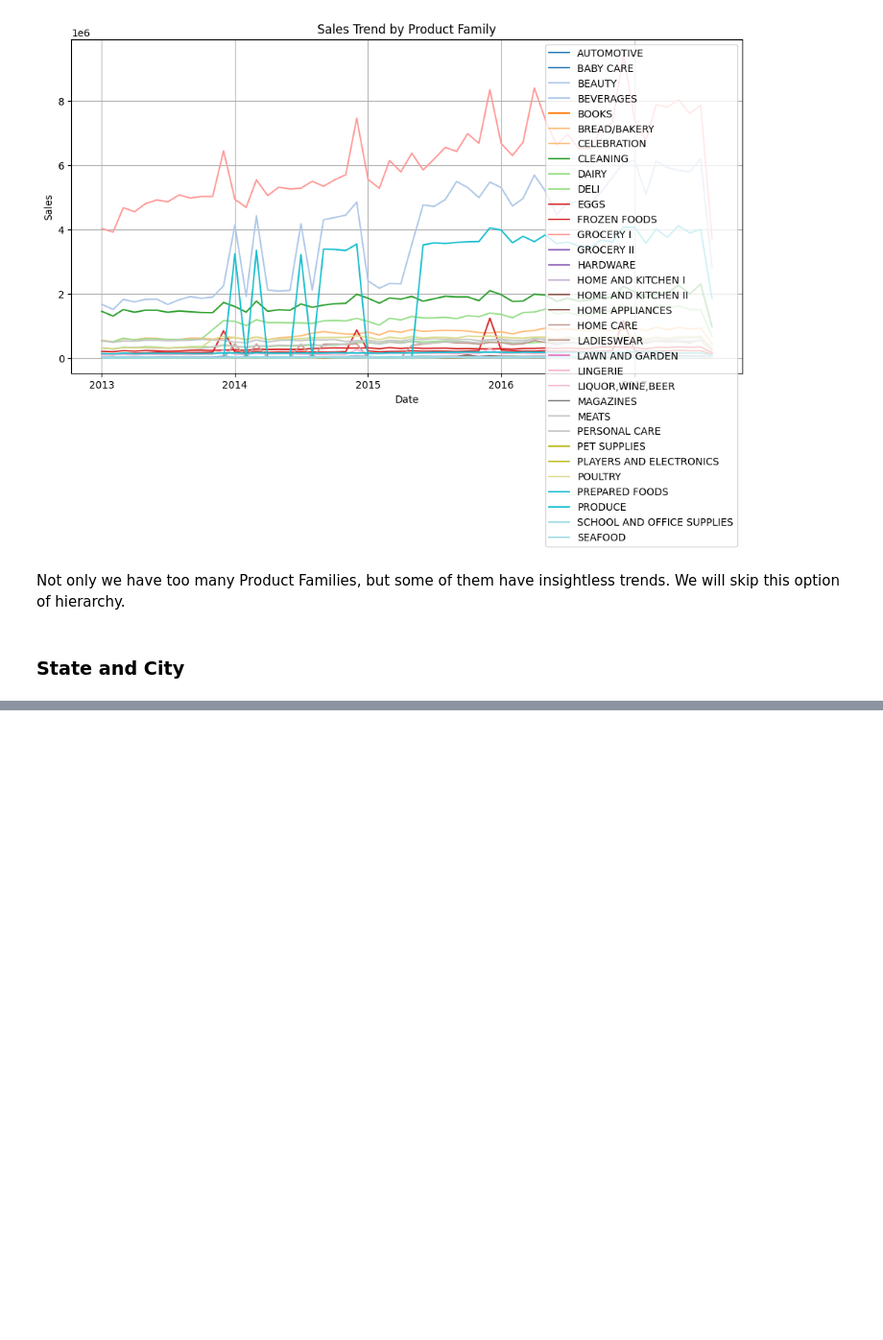
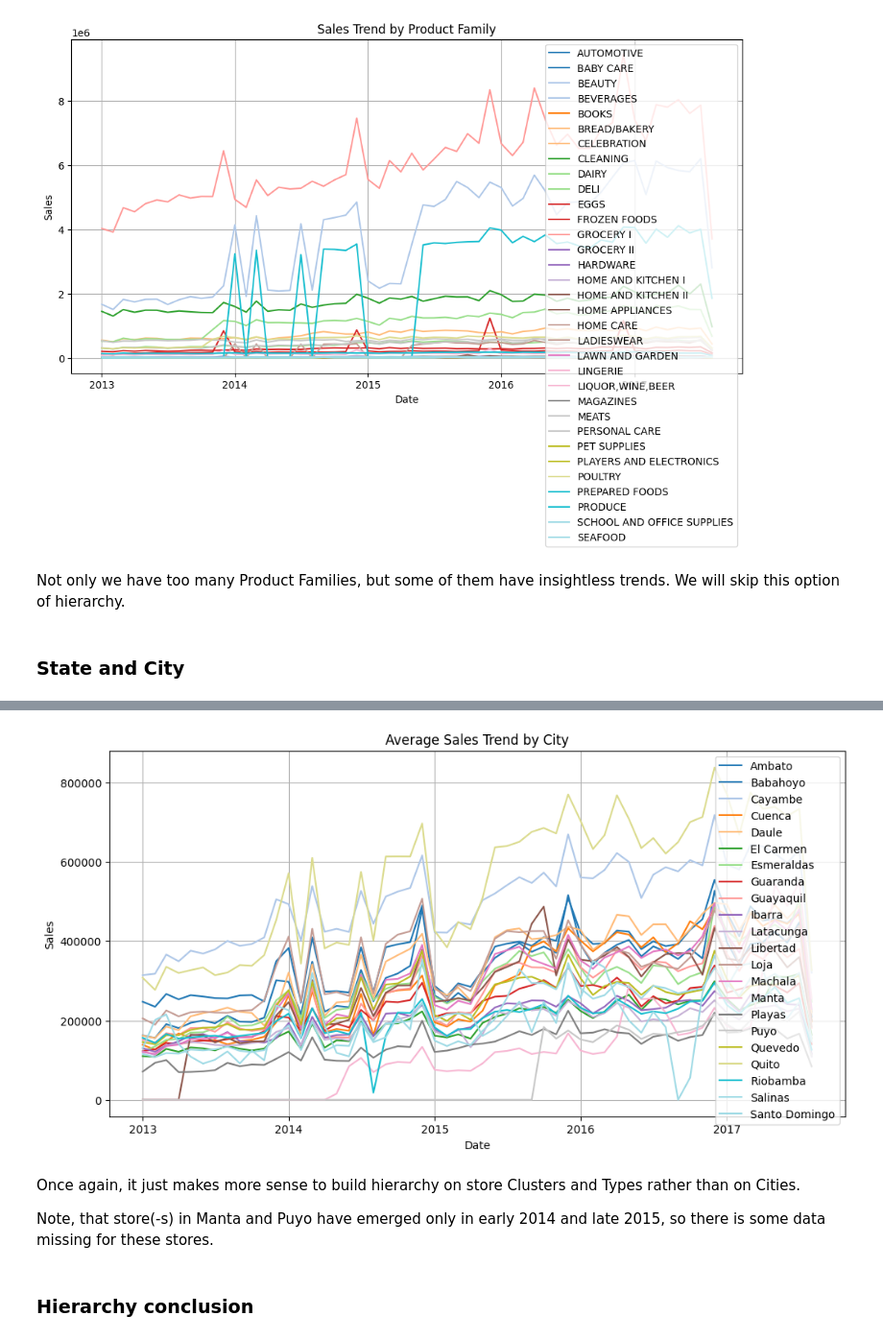
Before and after one commit to i-osipchyk/kaggle-sales-predictions, a Jupyter notebook: main.ipynb, the cells around one changed output, grey strips where cells are left out. Shown at 96% size. Drawn from its saved outputs; the diff is of its cells as text; code cells hidden in the pictures; blank space fills up the shorter version.

Commit message:
finished hierarchy analysis

```diff
--- a/main.ipynb
+++ b/main.ipynb
@@ -589,0 +725,21 @@ Not only we have too many Product Families, but some of them have insightless tr
+# %%
+plt.figure(figsize=(12, 6))
+
+for i, (city, df) in enumerate(store_cities_dfs.items()):
+    color = colormap(i)
+    plt.plot(df['date'], df['avg_sales'], label=city, color=color)
+
+plt.legend()
+plt.title('Average Sales Trend by City')
+plt.xlabel('Date')
+plt.ylabel('Sales')
+plt.grid(True)
+plt.show()
+# %% [output]
+[figure, added]
+# %% [markdown]
+Once again, it just makes more sense to build hierarchy on store Clusters and Types rather than on Cities.
+
+Note, that store(-s) in Manta and Puyo have emerged only in early 2014 and late 2015, so there is some data missing for these stores.
+# %% [markdown]
+### Hierarchy conclusion
```
Also changed, not shown: parts of 18 cells of this notebook.
